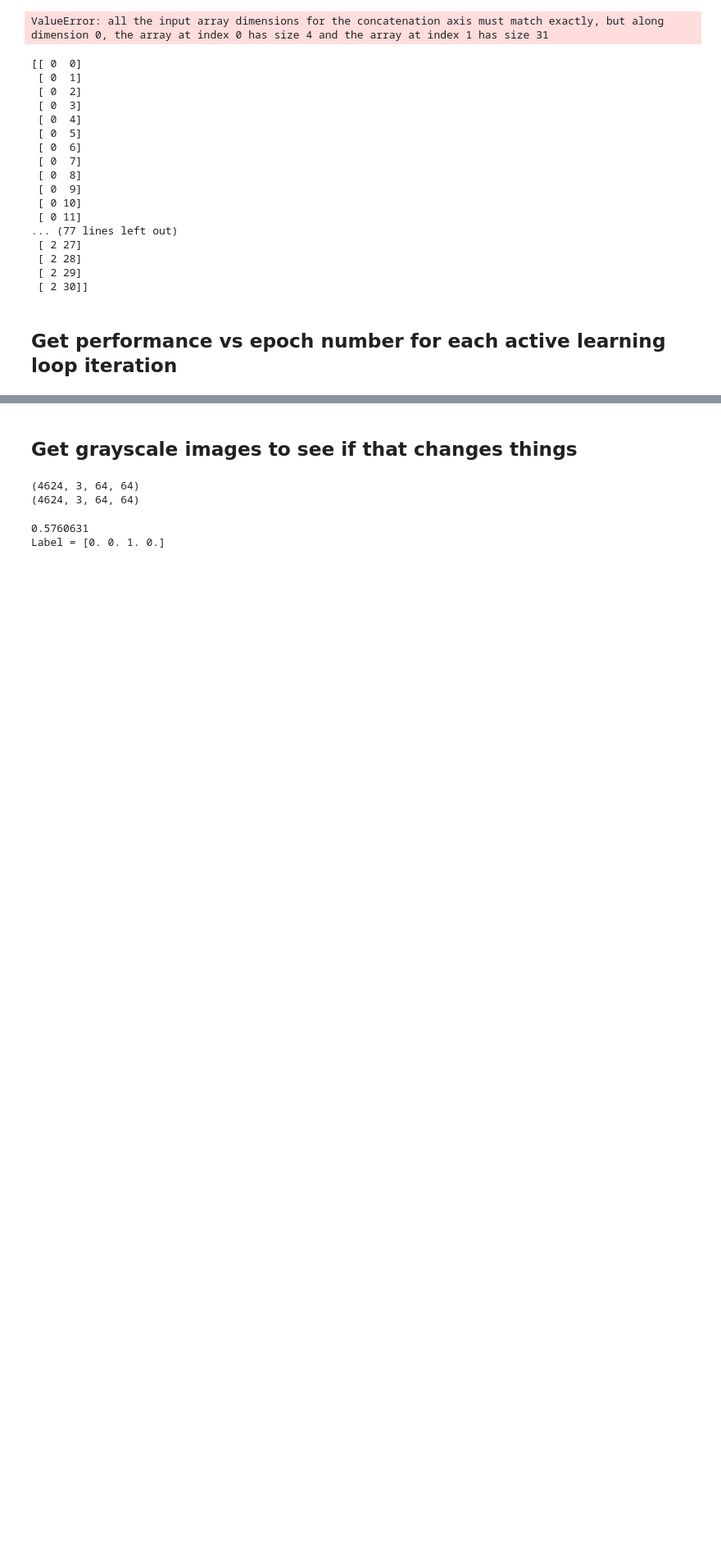
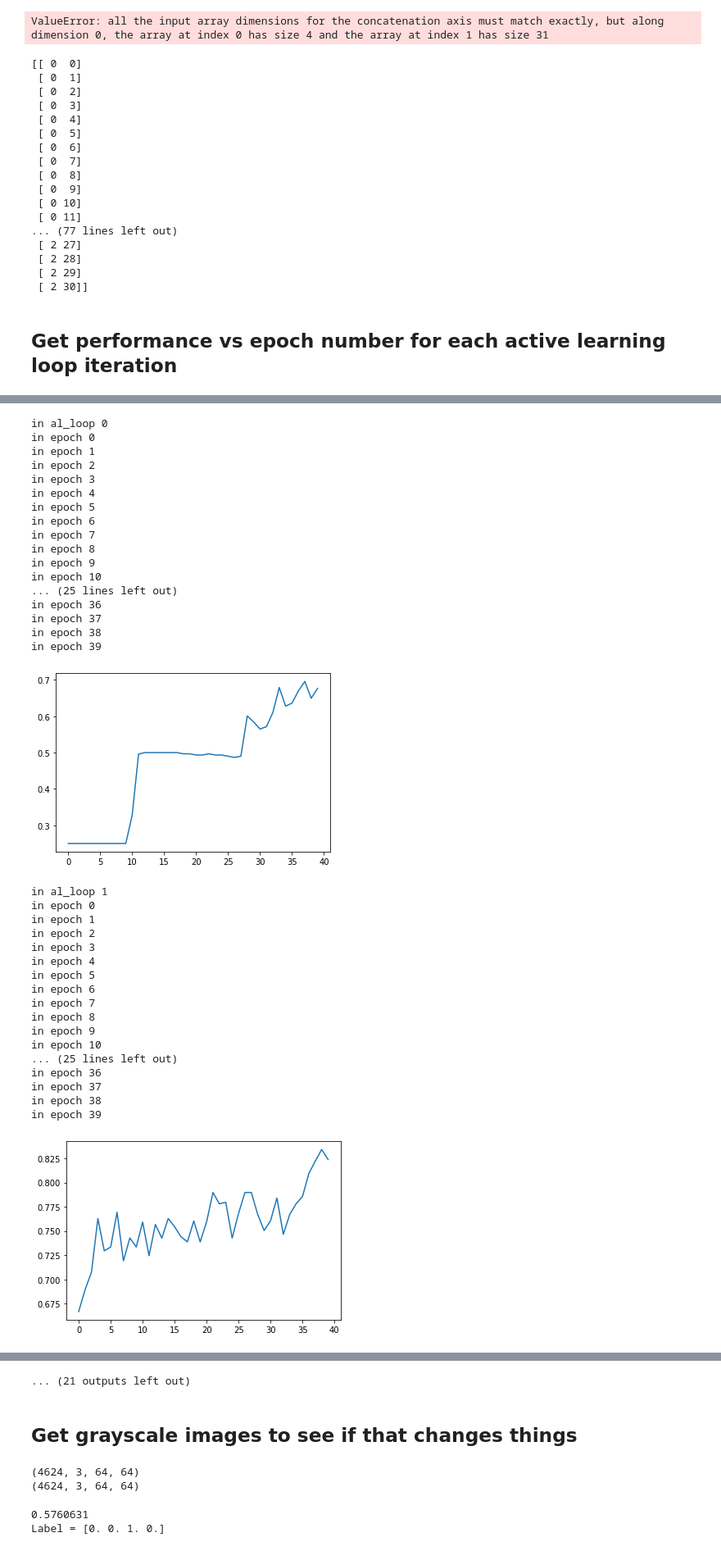
Before and after one commit to AndrewJGaut/Multimodal-Deep-Active-Learning-Framework, a Jupyter notebook: models/multimodal_late_fusion.ipynb, the cells around one changed output, grey strips where cells are left out. Shown at 82% size. Saved outputs shown, nothing was run; the diff lists cells and outputs as text; code cells hidden in the pictures; blank space fills up the shorter version.

```diff
--- a/models/multimodal_late_fusion.ipynb
+++ b/models/multimodal_late_fusion.ipynb
@@ -810,0 +907,47 @@ tester.test_model(MultiModalLateFusionModelInterface("MIN_MAX"))
+# %%
+tester = Tester([x_main, x_secondary], y)
+tester.INITIAL_TRAIN_DATA_FRACTION = 0.05
+tester.ACTIVE_LEARNING_BATCH_SIZE = 64
+tester.TRAINING_EPOCHS = 40
+#tester.TRAINING_EPOCHS = 2
+tester.TEST_REPEAT_COUNT = 2
+# %%
+
+tester.test_model(MultiModalLateFusionModelInterface("RANDOM"))
+# %% [output]
+in al_loop 0
+in epoch 0
+in epoch 1
+in epoch 2
+in epoch 3
+in epoch 4
+in epoch 5
+in epoch 6
+in epoch 7
+in epoch 8
+in epoch 9
+in epoch 10
+... (25 lines left out)
+in epoch 36
+in epoch 37
+in epoch 38
+in epoch 39
+[figure, added]
+in al_loop 1
+in epoch 0
+in epoch 1
+in epoch 2
+in epoch 3
+in epoch 4
+in epoch 5
+in epoch 6
+in epoch 7
+in epoch 8
+in epoch 9
+in epoch 10
+... (25 lines left out)
+in epoch 36
+in epoch 37
+in epoch 38
+in epoch 39
+[figure, added]
@@ -811,3 +1026,4 @@ tester.test_model(MultiModalLateFusionModelInterface("MIN_MAX"))
+... (21 outputs left out)
 # %% [markdown]
 ## Get grayscale images to see if that changes things
 # %%
```
Also changed, not shown: parts of 6 cells of this notebook.
